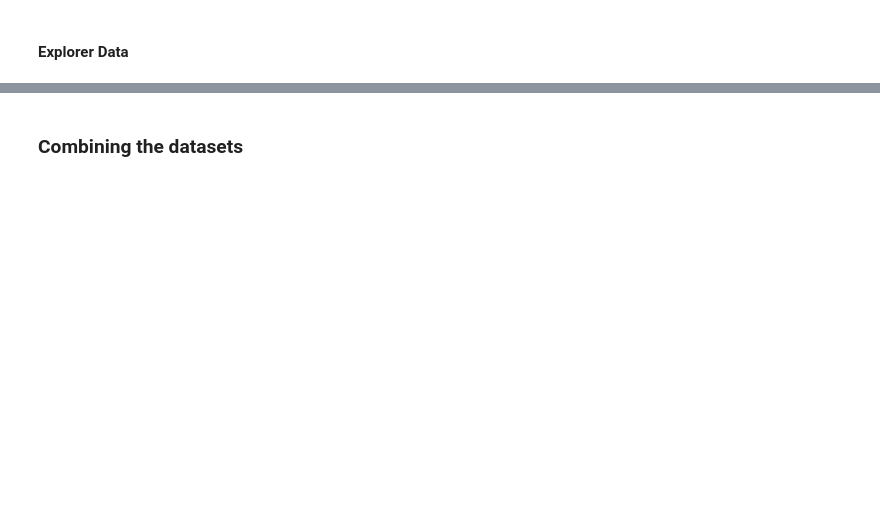
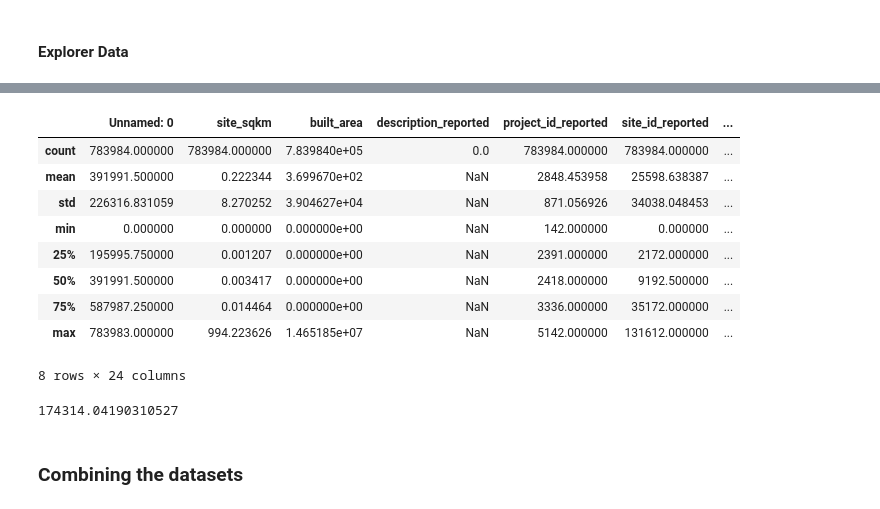
Before and after one commit to Societal-Computing/Forest_Monitoring, a Jupyter notebook: src/Database_Consolidation.ipynb, the cells around one changed output, grey strips where cells are left out. Drawn from its saved outputs; the diff is of its cells as text; code cells hidden in the pictures; blank space fills up the shorter version.

```diff
--- a/src/Database_Consolidation.ipynb
+++ b/src/Database_Consolidation.ipynb
@@ -265,0 +690,5 @@ memory usage: 1.9+ KB
+# %%
+df_verra=pd.read_csv("/home/idisc02/Forest_Monitoring/input/meta_data_CSV_FILES/With_NDVI/verra_aggregaated.csv")
+df_verra['host_name'] = 'Verra_Aggregated'
+df_verra['url'] = 'https://registry.verra.org/app/search/CCB'
+df_verra.info()
@@ -266,2 +713,27 @@ memory usage: 1.9+ KB
+# %%
+df_verra.describe()
+# %% [output]
+|  | Unnamed: 0 | site_sqkm | built_area | description_reported | project_id_reported | site_id_reported | ... |
+| count | 783984.000000 | 783984.000000 | 7.839840e+05 | 0.0 | 783984.000000 | 783984.000000 | ... |
+| mean | 391991.500000 | 0.222344 | 3.699670e+02 | NaN | 2848.453958 | 25598.638387 | ... |
+| std | 226316.831059 | 8.270252 | 3.904627e+04 | NaN | 871.056926 | 34038.048453 | ... |
+| min | 0.000000 | 0.000000 | 0.000000e+00 | NaN | 142.000000 | 0.000000 | ... |
+| 25% | 195995.750000 | 0.001207 | 0.000000e+00 | NaN | 2391.000000 | 2172.000000 | ... |
+| 50% | 391991.500000 | 0.003417 | 0.000000e+00 | NaN | 2418.000000 | 9192.500000 | ... |
+| 75% | 587987.250000 | 0.014464 | 0.000000e+00 | NaN | 3336.000000 | 35172.000000 | ... |
+| max | 783983.000000 | 994.223626 | 1.465185e+07 | NaN | 5142.000000 | 131612.000000 | ... |
+8 rows × 24 columns
+# %%
+
+df_verra['site_sqkm'] = pd.to_numeric(df_verra['site_sqkm'], errors='coerce')
+
+
+df_verra['site_sqkm'] = df_verra['site_sqkm'].fillna(0)
+
+
+total = df_verra['site_sqkm'].sum()
+print(total)
+# %% [output]
+174314.04190310527
 # %% [markdown]
 ### Combining the datasets
```
Also changed, not shown: parts of 60 cells of this notebook.
